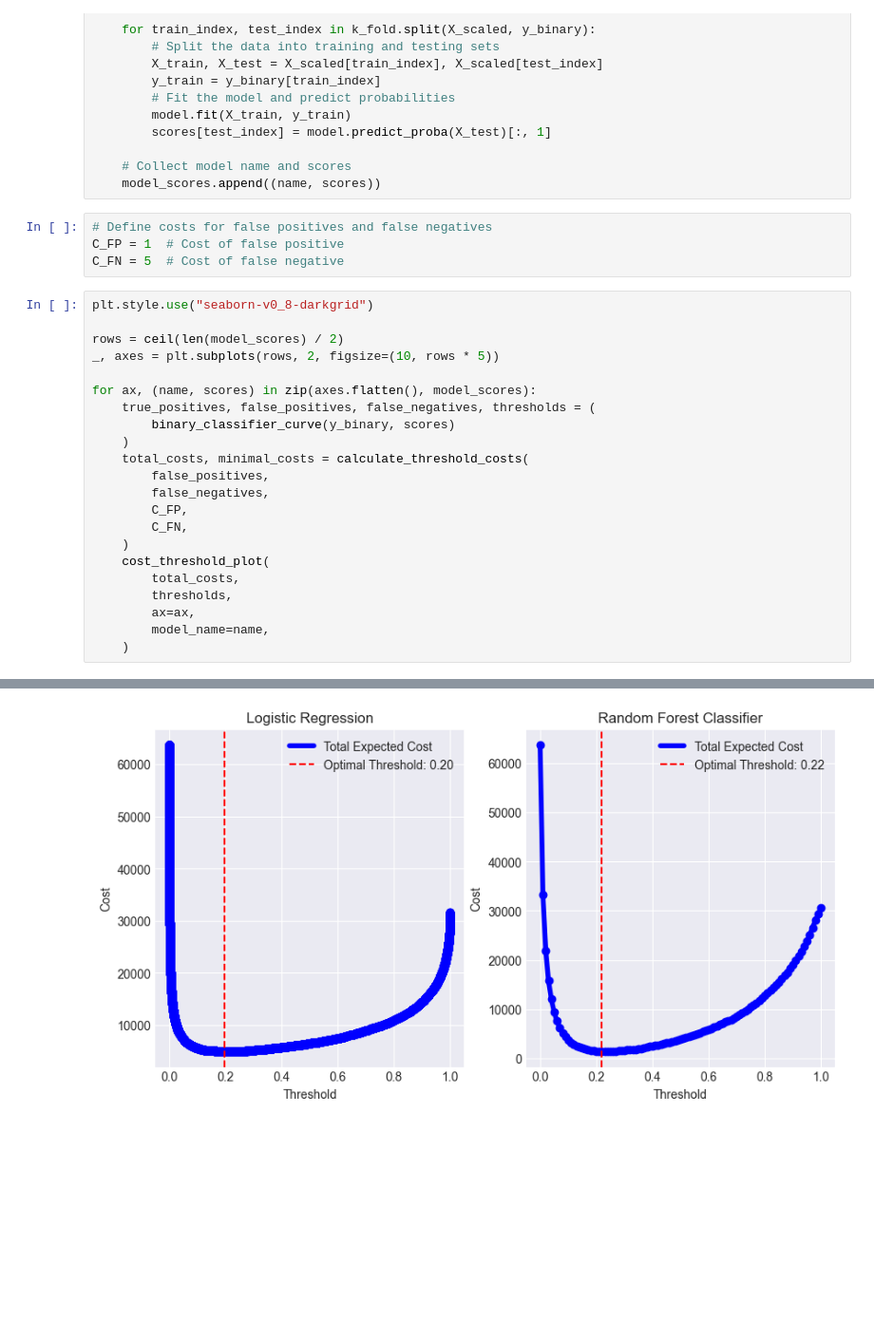
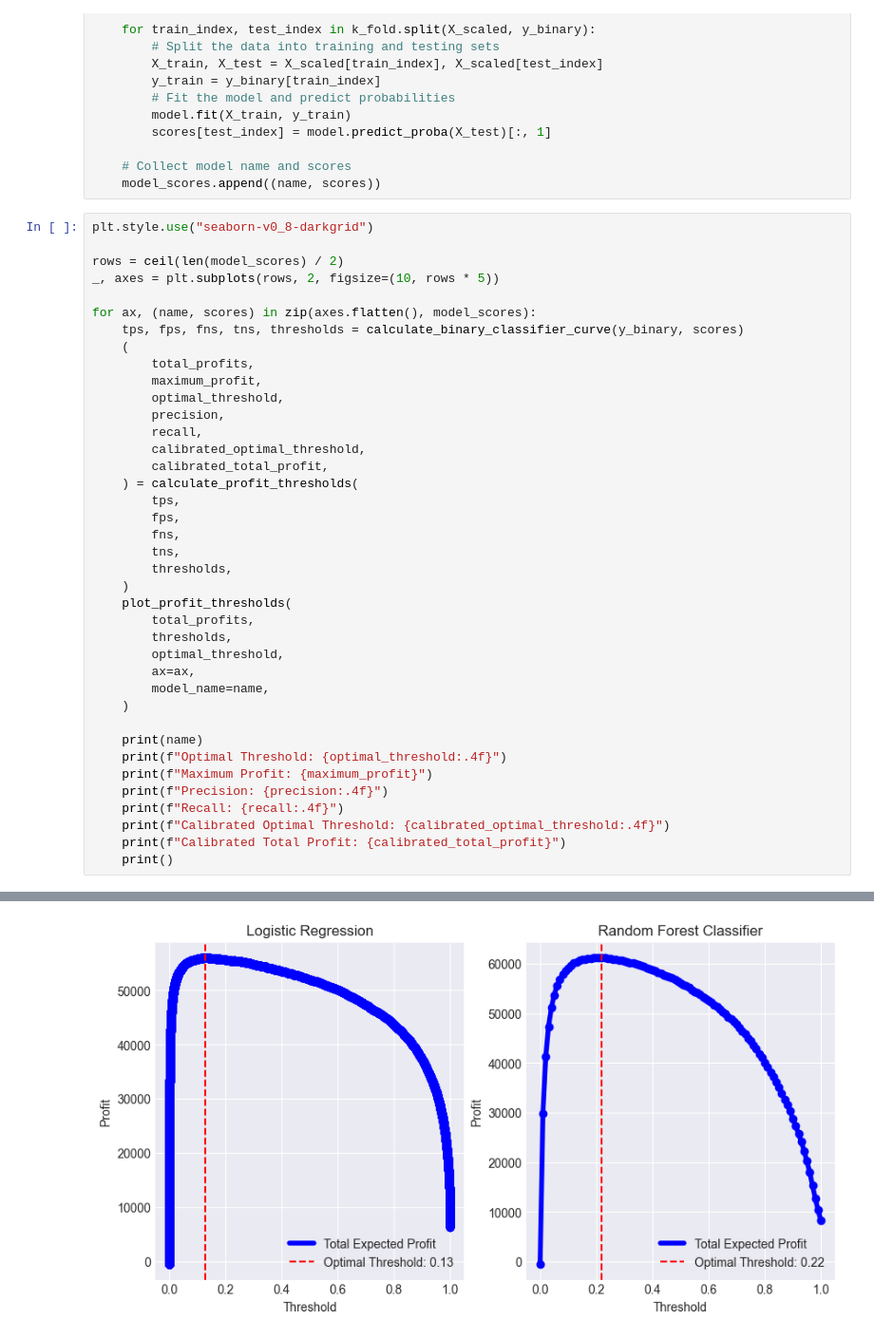
Before and after one commit to vanesterik/plot-shift, a Jupyter notebook: notebooks/2.0-kve-classification.ipynb, the cells around one changed output, grey strips where cells are left out. Shown at 95% size. Drawn from its saved outputs; the diff is of its cells as text; blank space fills up the shorter version.

Commit message:
feat: add profit based threshold plotting

```diff
--- a/notebooks/2.0-kve-classification.ipynb
+++ b/notebooks/2.0-kve-classification.ipynb
@@ -54,10 +51,6 @@ for name, model in models:
 
     # Collect model name and scores
     model_scores.append((name, scores))
-# %%
-# Define costs for false positives and false negatives
-C_FP = 1  # Cost of false positive
-C_FN = 5  # Cost of false negative
 # %%
 plt.style.use("seaborn-v0_8-darkgrid")
 
@@ -65,19 +58,36 @@ rows = ceil(len(model_scores) / 2)
 _, axes = plt.subplots(rows, 2, figsize=(10, rows * 5))
 
 for ax, (name, scores) in zip(axes.flatten(), model_scores):
-    true_positives, false_positives, false_negatives, thresholds = (
-        binary_classifier_curve(y_binary, scores)
+    tps, fps, fns, tns, thresholds = calculate_binary_classifier_curve(y_binary, scores)
+    (
+        total_profits,
+        maximum_profit,
+        optimal_threshold,
+        precision,
+        recall,
+        calibrated_optimal_threshold,
+        calibrated_total_profit,
+    ) = calculate_profit_thresholds(
+        tps,
+        fps,
+        fns,
+        tns,
+        thresholds,
     )
-    total_costs, minimal_costs = calculate_threshold_costs(
-        false_positives,
-        false_negatives,
-        C_FP,
-        C_FN,
-    )
-    cost_threshold_plot(
-        total_costs,
+    plot_profit_thresholds(
+        total_profits,
         thresholds,
+        optimal_threshold,
         ax=ax,
         model_name=name,
     )
+
+    print(name)
+    print(f"Optimal Threshold: {optimal_threshold:.4f}")
+    print(f"Maximum Profit: {maximum_profit}")
+    print(f"Precision: {precision:.4f}")
+    print(f"Recall: {recall:.4f}")
+    print(f"Calibrated Optimal Threshold: {calibrated_optimal_threshold:.4f}")
+    print(f"Calibrated Total Profit: {calibrated_total_profit}")
+    print()
 # %% [output]
@@ -84 +109 @@ for ax, (name, scores) in zip(axes.flatten(), model_scores):
-[figure, old version]
+[figure, new version]
```
Also changed, not shown: parts of 2 cells of this notebook, 4 other files.
